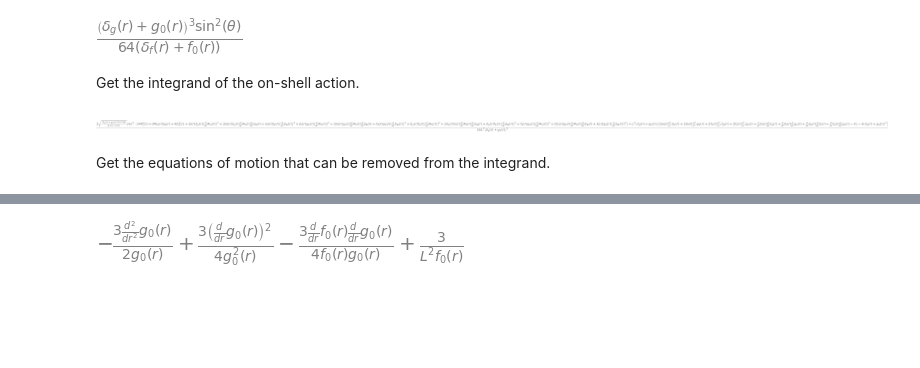
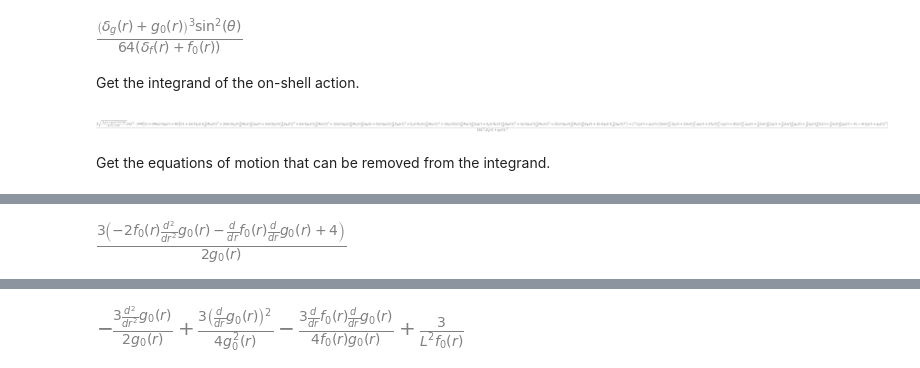
Before and after one commit to jchryssanthacopoulos/wormholes, a Jupyter notebook: einstein_maxwell_ads4_scalar_perturb.ipynb, the cells around one changed output, grey strips where cells are left out. Drawn from its saved outputs; the diff is of its cells as text; code cells hidden in the pictures; blank space fills up the shorter version.

Commit message:
Update scalar perturbations notebook

```diff
--- a/einstein_maxwell_ads4_scalar_perturb.ipynb
+++ b/einstein_maxwell_ads4_scalar_perturb.ipynb
@@ -126,3 +126,9 @@ $\displaystyle \left[\begin{matrix}- \frac{3 \frac{d^{2}}{d r^{2}} g_{0}{\left(r
+# %%
+R_2 = RicciScalar.from_riccitensor(Ric_2)
+R_2.simplify()
+R_2.expr
+# %% [output]
+[figure, added]
 # %%
 metric_array = sympy.MutableDenseNDimArray(list2d_2)
 einstein_tensor = sympy.MutableDenseNDimArray(Ric_2.tensor()) + 3 / L ** 2 * metric_array
```
Also changed, not shown: parts of 20 cells of this notebook, 2 other files.
